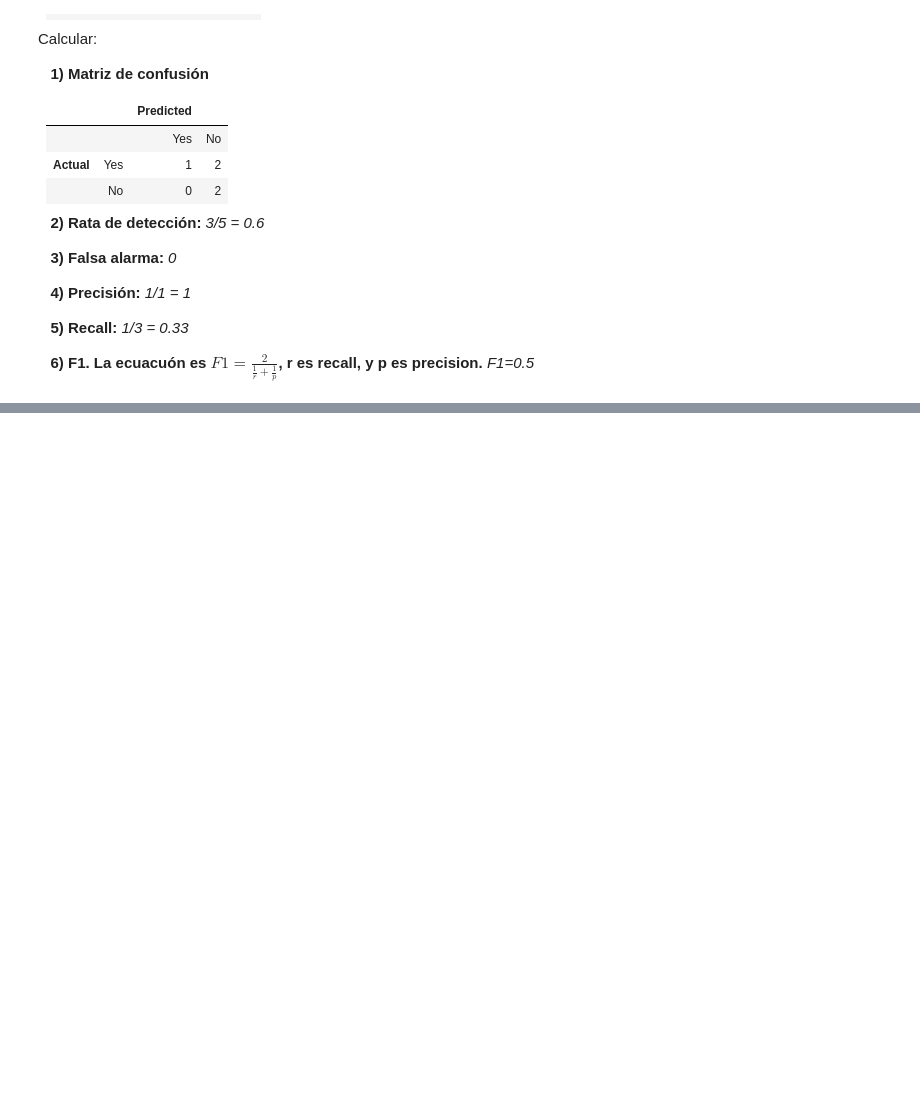
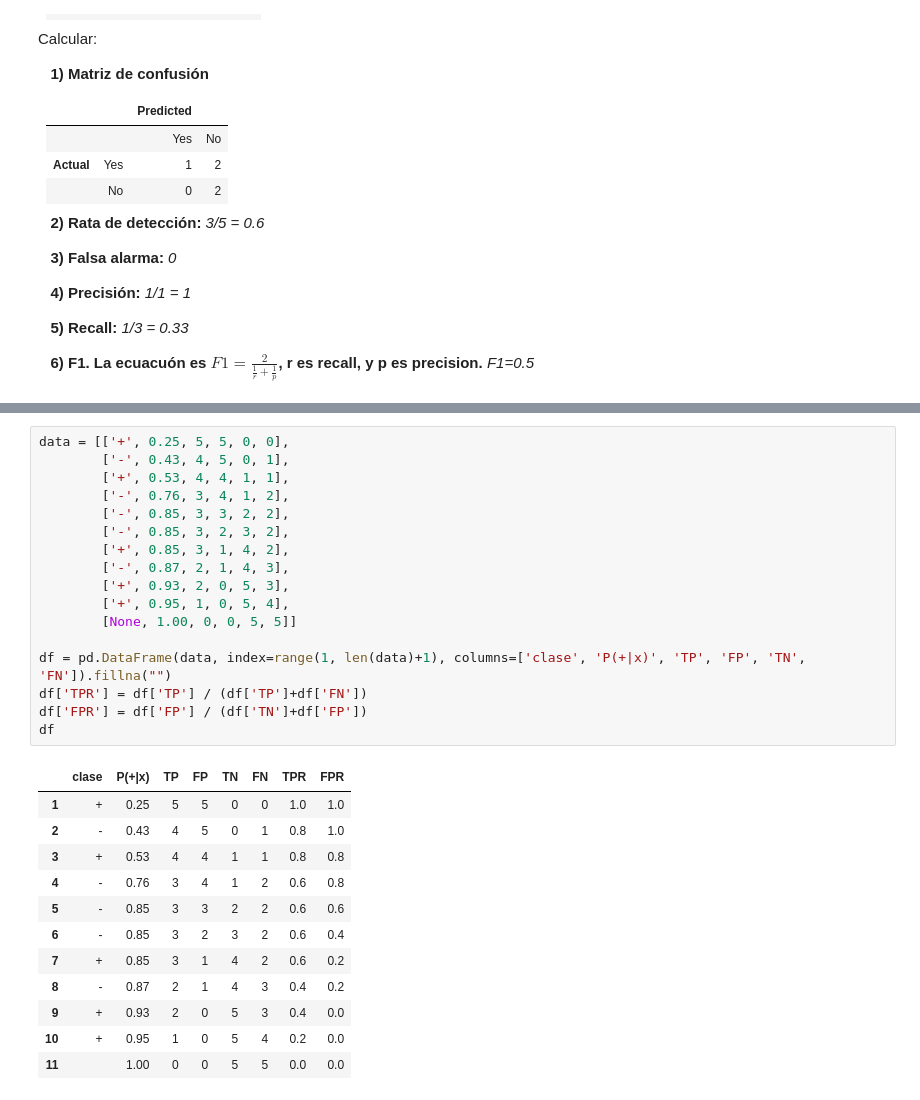
Before and after one commit to ingJSNA/dataMining2018, a Jupyter notebook: 5 Taller Clasificación.ipynb, the cells around one changed output, grey strips where cells are left out. Drawn from its saved outputs; the diff is of its cells as text; blank space fills up the shorter version.

```diff
--- a/5 Taller Clasificación.ipynb
+++ b/5 Taller Clasificación.ipynb
@@ -227,0 +237,30 @@ Calcular:
+# %%
+data = [['+', 0.25, 5, 5, 0, 0],
+        ['-', 0.43, 4, 5, 0, 1],
+        ['+', 0.53, 4, 4, 1, 1],
+        ['-', 0.76, 3, 4, 1, 2],
+        ['-', 0.85, 3, 3, 2, 2],
+        ['-', 0.85, 3, 2, 3, 2],
+        ['+', 0.85, 3, 1, 4, 2],
+        ['-', 0.87, 2, 1, 4, 3],
+        ['+', 0.93, 2, 0, 5, 3],
+        ['+', 0.95, 1, 0, 5, 4],
+        [None, 1.00, 0, 0, 5, 5]]
+
+df = pd.DataFrame(data, index=range(1, len(data)+1), columns=['clase', 'P(+|x)', 'TP', 'FP', 'TN', 'FN']).fillna("")
+df['TPR'] = df['TP'] / (df['TP']+df['FN'])
+df['FPR'] = df['FP'] / (df['TN']+df['FP'])
+df
+# %% [output]
+|  | clase | P(+|x) | TP | FP | TN | FN | TPR | FPR |
+| 1 | + | 0.25 | 5 | 5 | 0 | 0 | 1.0 | 1.0 |
+| 2 | - | 0.43 | 4 | 5 | 0 | 1 | 0.8 | 1.0 |
+| 3 | + | 0.53 | 4 | 4 | 1 | 1 | 0.8 | 0.8 |
+| 4 | - | 0.76 | 3 | 4 | 1 | 2 | 0.6 | 0.8 |
+| 5 | - | 0.85 | 3 | 3 | 2 | 2 | 0.6 | 0.6 |
+| 6 | - | 0.85 | 3 | 2 | 3 | 2 | 0.6 | 0.4 |
+| 7 | + | 0.85 | 3 | 1 | 4 | 2 | 0.6 | 0.2 |
+| 8 | - | 0.87 | 2 | 1 | 4 | 3 | 0.4 | 0.2 |
+| 9 | + | 0.93 | 2 | 0 | 5 | 3 | 0.4 | 0.0 |
+| 10 | + | 0.95 | 1 | 0 | 5 | 4 | 0.2 | 0.0 |
+| 11 |  | 1.00 | 0 | 0 | 5 | 5 | 0.0 | 0.0 |
```
Also changed, not shown: parts of 2 cells of this notebook.
